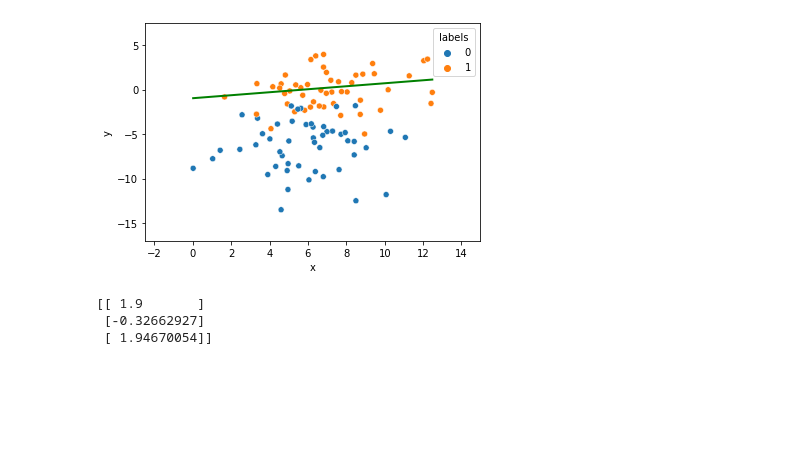
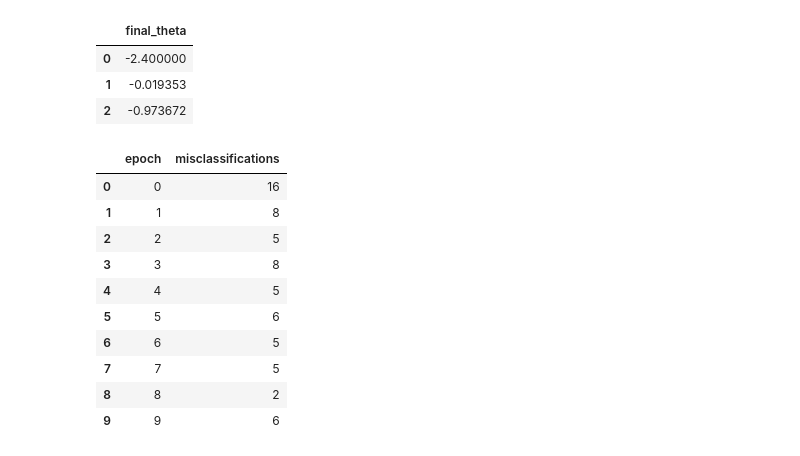
Before and after one commit to machadojohn/HW1, a Jupyter notebook: src/machado/perceptron.ipynb, the cells around one changed output. Cells and saved outputs as stored; diff of their text form; code cells hidden in the pictures; blank space fills up the shorter version.

```diff
--- a/src/machado/perceptron.ipynb
+++ b/src/machado/perceptron.ipynb
@@ -240,12 +117,38 @@ theta:
-# %%
-# train perceptron
-
-_perceptron.train()
-# %% [output]
-[figure, removed]
-# %%
-print(_perceptron.theta)
-# %% [output]
-[[ 1.9       ]
- [-0.32662927]
- [ 1.94670054]]
+# %%
+def perceptron(data, epochs=10, learning_rate=0.1):
+
+    """
+        perceptron training algorithm.
+        calls activation_function() for neuron activation.
+
+        Parameters:
+            data (DataFrame): data to train the perceptron on. Needs to be in the format [feature, feature, label]
+            epochs (int, optional, default=10): number of training cycles
+            learning_rate (float, optional, default=0.1): determines the magnitude of the offset applied to theta on a failed prediction
+
+        Returns:
+            (list): trained theta. give to predict() along with a point to make a prediction.
+    """
+
+    labels = data.iloc[:,-1]
+    samples = data.iloc[:,:-1]
+    sample_count = samples.shape[0]
+    feature_count  = samples.shape[1]
+    theta = np.zeros((feature_count + 1, 1))
+    misclassified_counts = [0 for _ in range(epochs)]
+    threashold = 0.0
+    active = 1.0
+    inactive = 0.0
+
+    for e in range(epochs):
+        for i, sample_i in enumerate(samples.iterrows()):
+            sample_i = np.array([sample_i[1][0], sample_i[1][1]])
+            sample_i = np.insert(sample_i, 0, 1).reshape(-1, 1)
+            dot = np.squeeze(np.dot(sample_i.T, theta))
+            prediction = inactive
+            if dot > threashold: prediction = active
+            if prediction - labels[i] == 0: continue
+            theta += learning_rate * sample_i * (labels[i] - prediction)
+            misclassified_counts[e] += 1
+
+    return theta, misclassified_counts
@@ -251,0 +157,23 @@ print(_perceptron.theta)
+# %%
+_theta_df = pd.DataFrame(theta, columns=['final_theta'])
+_theta_df
+# %% [output]
+|  | final_theta |
+| 0 | -2.400000 |
+| 1 | -0.019353 |
+| 2 | -0.973672 |
+# %%
+_misclassifications_df = pd.DataFrame().from_dict({'epoch':[x for x in range(len(counts))], 'misclassifications': counts})
+_misclassifications_df
+# %% [output]
+|  | epoch | misclassifications |
+| 0 | 0 | 16 |
+| 1 | 1 | 8 |
+| 2 | 2 | 5 |
+| 3 | 3 | 8 |
+| 4 | 4 | 5 |
+| 5 | 5 | 6 |
+| 6 | 6 | 5 |
+| 7 | 7 | 5 |
+| 8 | 8 | 2 |
+| 9 | 9 | 6 |
```
Also changed, not shown: parts of 14 cells of this notebook.
